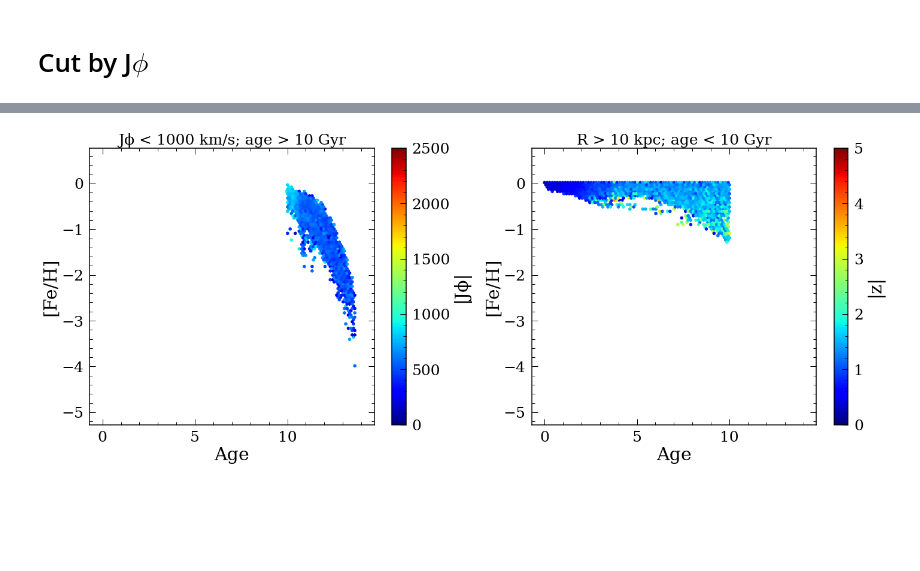
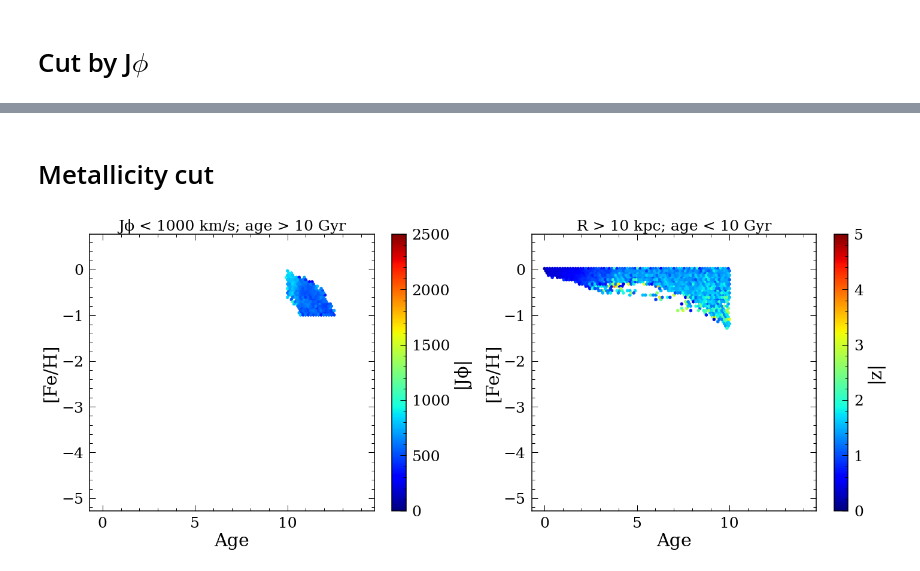
Before and after one commit to lyx12311/RbirThesisNIHAO, a Jupyter notebook: GroupsStars.ipynb, the cells around one changed output, grey strips where cells are left out. Drawn from its saved outputs; the diff is of its cells as text; code cells hidden in the pictures; blank space fills up the shorter version.

```diff
--- a/GroupsStars.ipynb
+++ b/GroupsStars.ipynb
@@ -304,32 +469,36 @@ Text(0.5, 1.0, 'Column Normalized Density')
+# %% [markdown]
+# Metallicity cut
 # %%
 agecut = 10
 plt.figure(figsize=(20,8))
 
 plt.subplot(1,2,1)
 df_halo = df.loc[abs(df['Jz'])<1000].reset_index(drop=True)
 df_halo = df_halo.loc[df_halo['age']>agecut].reset_index(drop=True)
+df_halo = df_halo.loc[df_halo['feh']>-1].reset_index(drop=True)
 plt.hexbin(df_halo['age'], df_halo['feh'], C=abs(df_halo['Jz']),extent=(0,14,-5,0.5),
            gridsize=100, mincnt=1,cmap='jet',vmin=0,vmax=2500)
 cb = plt.colorbar()
 cb.set_label('|Jϕ|')
 plt.xlabel('Age')
 plt.ylabel('[Fe/H]')
 plt.title('Jϕ < 1000 km/s; age > 10 Gyr',fontsize=25)
 
 
 df_thindisk = df.loc[abs(df['Jz'])>2000].reset_index(drop=True)
+#df_thindisk = df_thindisk.loc[abs(df_thindisk['z'])<0.5].reset_index(drop=True)
 df_thindisk = df_thindisk.loc[(df_thindisk['R'])>10].reset_index(drop=True)
 df_thindisk = df_thindisk.loc[df_thindisk['age']<agecut].reset_index(drop=True)
 df_thindisk = df_thindisk.loc[df_thindisk['feh']<0].reset_index(drop=True)
 plt.subplot(1,2,2)
 plt.hexbin(df_thindisk['age'], df_thindisk['feh'],
            C=abs(df_thindisk['z']),extent=(0,14,-5,0.5),
            gridsize=100, mincnt=1,cmap='jet',vmin=0,vmax=5)
 cb = plt.colorbar()
 cb.set_label('|z|')
 plt.xlabel('Age')
 plt.ylabel('[Fe/H]')
 plt.title('R > 10 kpc; age < 10 Gyr',fontsize=25)
 plt.tight_layout()
 # %% [output]
-[figure, old version]
+[figure, new version]
```
Also changed, not shown: parts of 12 cells of this notebook.
